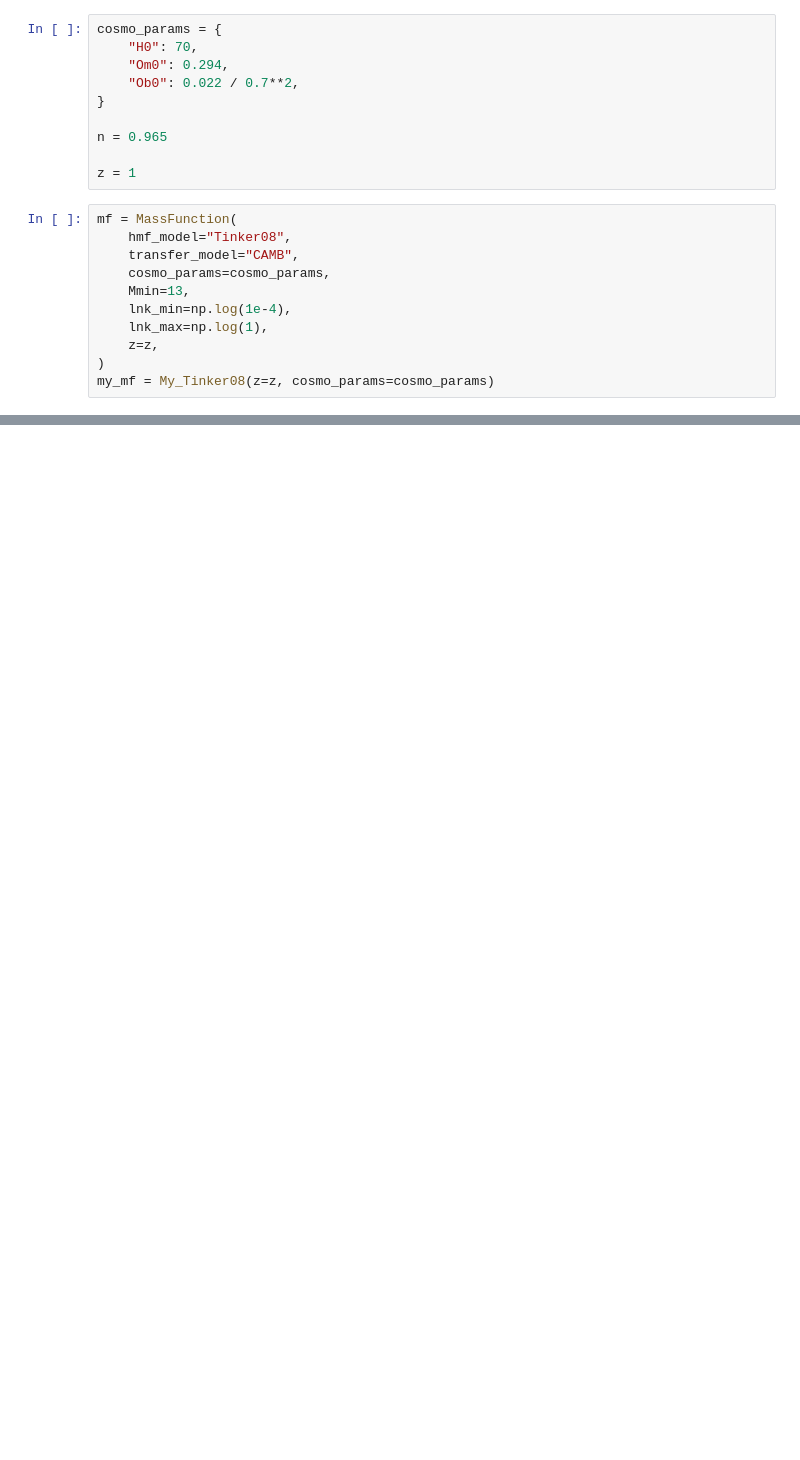
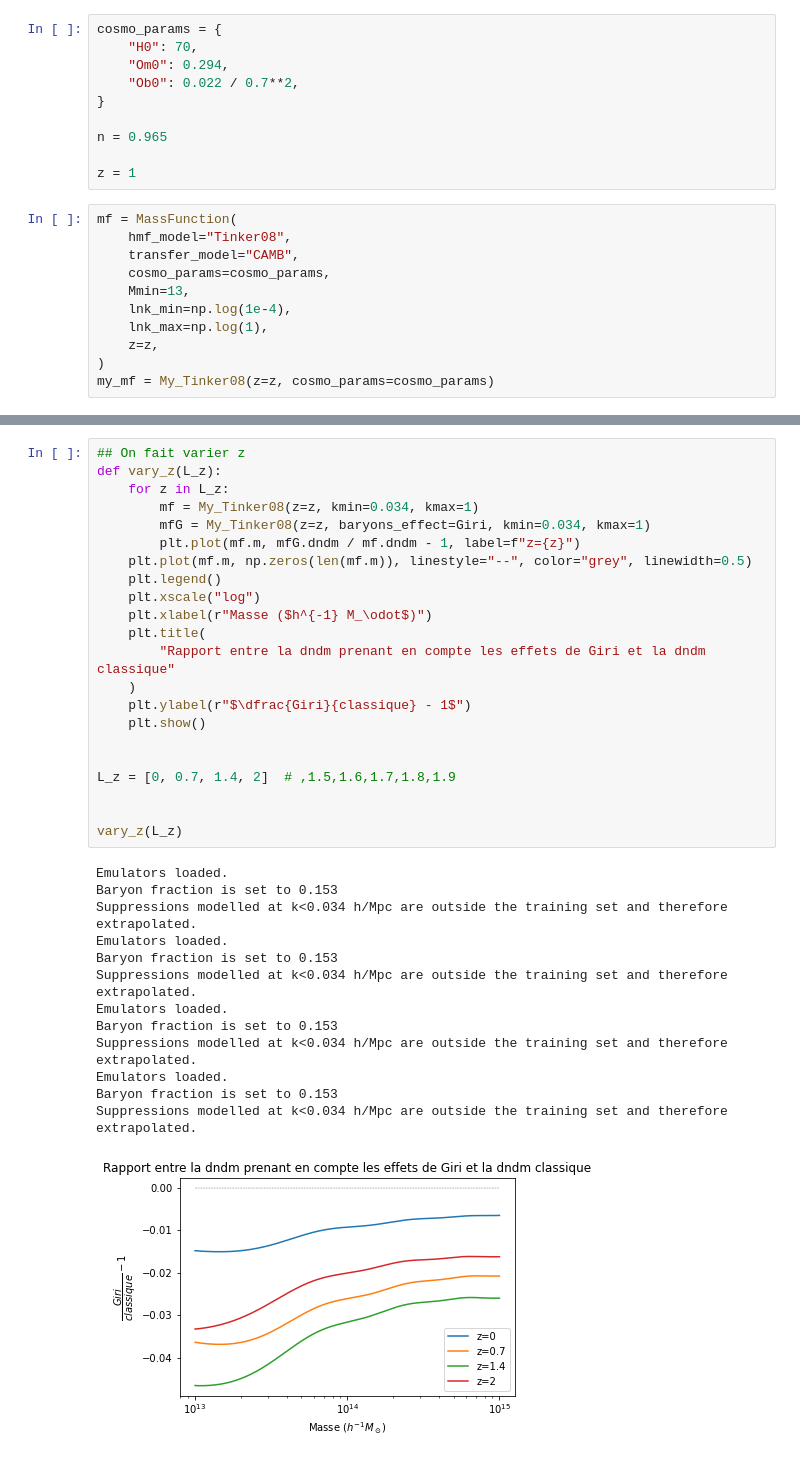
Before and after one commit to Thomas054/My_hmf, a Jupyter notebook: tests.ipynb, the cells around one changed output, grey strips where cells are left out. Saved outputs shown, nothing was run; the diff lists cells and outputs as text; blank space fills up the shorter version.

```diff
--- a/tests.ipynb
+++ b/tests.ipynb
@@ -120,0 +200,36 @@ plt.show()
+# %%
+## On fait varier z
+def vary_z(L_z):
+    for z in L_z:
+        mf = My_Tinker08(z=z, kmin=0.034, kmax=1)
+        mfG = My_Tinker08(z=z, baryons_effect=Giri, kmin=0.034, kmax=1)
+        plt.plot(mf.m, mfG.dndm / mf.dndm - 1, label=f"z={z}")
+    plt.plot(mf.m, np.zeros(len(mf.m)), linestyle="--", color="grey", linewidth=0.5)
+    plt.legend()
+    plt.xscale("log")
+    plt.xlabel(r"Masse ($h^{-1} M_\odot$)")
+    plt.title(
+        "Rapport entre la dndm prenant en compte les effets de Giri et la dndm classique"
+    )
+    plt.ylabel(r"$\dfrac{Giri}{classique} - 1$")
+    plt.show()
+
+
+L_z = [0, 0.7, 1.4, 2]  # ,1.5,1.6,1.7,1.8,1.9
+
+
+vary_z(L_z)
+# %% [output]
+Emulators loaded.
+Baryon fraction is set to 0.153
+Suppressions modelled at k<0.034 h/Mpc are outside the training set and therefore extrapolated.
+Emulators loaded.
+Baryon fraction is set to 0.153
+Suppressions modelled at k<0.034 h/Mpc are outside the training set and therefore extrapolated.
+Emulators loaded.
+Baryon fraction is set to 0.153
+Suppressions modelled at k<0.034 h/Mpc are outside the training set and therefore extrapolated.
+Emulators loaded.
+Baryon fraction is set to 0.153
+Suppressions modelled at k<0.034 h/Mpc are outside the training set and therefore extrapolated.
+[figure, added]
```
Also changed, not shown: parts of 21 cells of this notebook, 2 other files.
